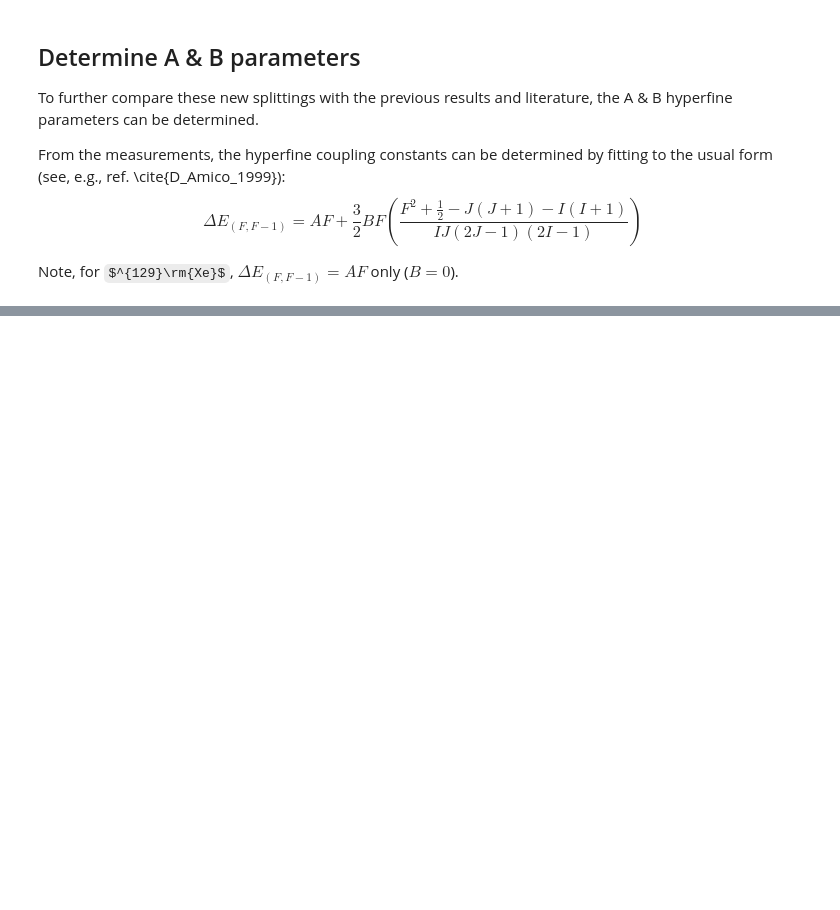
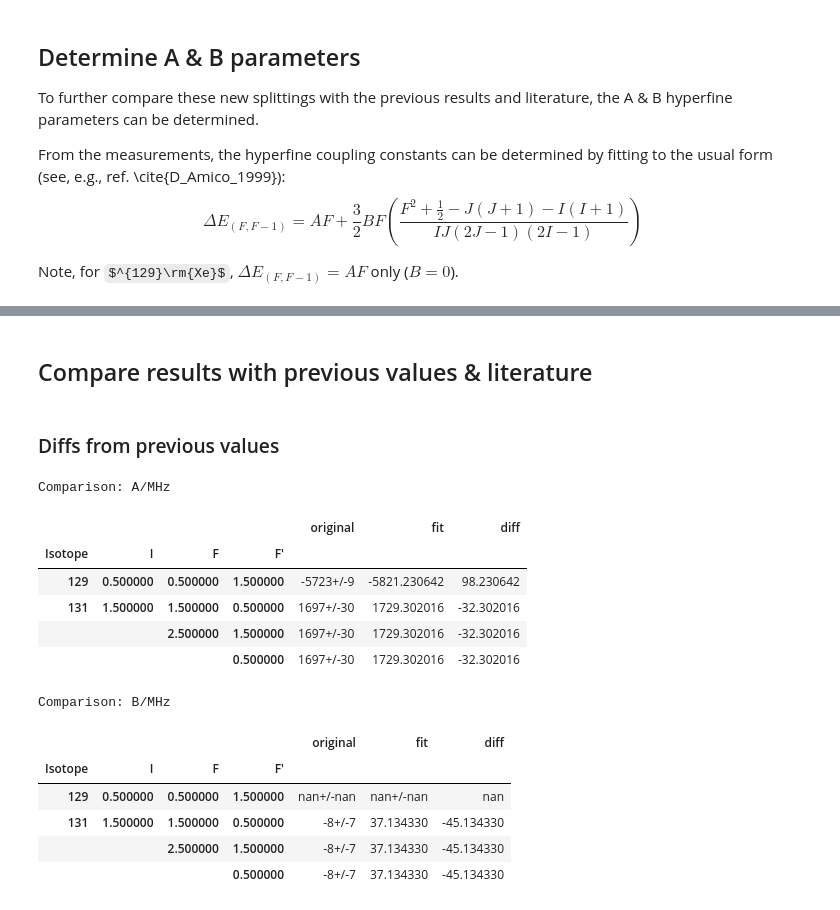
Before and after one commit to phockett/Quantum-Beat_Photoelectron-Imaging_Spectroscopy_of_Xe_in_the_VUV, a Jupyter notebook: notebooks/4_modelling/4.02_hyperfine_beats_basic_fitting_140624.ipynb, the cells around one changed output, grey strips where cells are left out. Saved outputs shown, nothing was run; the diff lists cells and outputs as text; code cells hidden in the pictures; some formulas as TeX source; blank space fills up the shorter version.

```diff
--- a/notebooks/4_modelling/4.02_hyperfine_beats_basic_fitting_140624.ipynb
+++ b/notebooks/4_modelling/4.02_hyperfine_beats_basic_fitting_140624.ipynb
@@ -258,9 +213,0 @@ Note, for $^{129}\rm{Xe}$, $\Delta E_{(F,F-1)}=AF$ only ($B=0$).
-# %%
-# Xe129, dE(F,F-1)=AF
-# xePropsFit[[xePropsFit.xs((129)),'A/MHz']]  #['A/MHz']= 30
-
-cmToMHz = 29979.2458
-dataCol = 'Splitting/cm−1'
-qnDF = xePropsFit.loc[(129)].index.to_frame()  # Convert to DF for easy Q.N./index value retrieval
-xePropsFit.loc[(129), 'A/MHz'] = (xePropsFit.loc[(129), dataCol]/qnDF['F′']).values * cmToMHz
-xePropsFit
@@ -862,0 +229,24 @@ xeProps.to_xarray()
+# %% [markdown]
+## Compare results with previous values & literature
+# %% [markdown]
+### Diffs from previous values
+# %%
+# Check new results vs. reference case...
+# TODO: neater comparison!
+display(compareResults(xeProps, xePropsFit, fitParamsCol="A/MHz").style.set_caption("Comparison: A/MHz"))
+display(compareResults(xeProps, xePropsFit, fitParamsCol="B/MHz").style.set_caption("Comparison: B/MHz"))
+# %% [output]
+Comparison: A/MHz
+|  |  |  |  | original | fit | diff |
+| Isotope | I | F | F′ |  |  |  |
+| 129 | 0.500000 | 0.500000 | 1.500000 | -5723+/-9 | -5821.230642 | 98.230642 |
+| 131 | 1.500000 | 1.500000 | 0.500000 | 1697+/-30 | 1729.302016 | -32.302016 |
+|  |  | 2.500000 | 1.500000 | 1697+/-30 | 1729.302016 | -32.302016 |
+|  |  |  | 0.500000 | 1697+/-30 | 1729.302016 | -32.302016 |
+Comparison: B/MHz
+|  |  |  |  | original | fit | diff |
+| Isotope | I | F | F′ |  |  |  |
+| 129 | 0.500000 | 0.500000 | 1.500000 | nan+/-nan | nan+/-nan | nan |
+| 131 | 1.500000 | 1.500000 | 0.500000 | -8+/-7 | 37.134330 | -45.134330 |
+|  |  | 2.500000 | 1.500000 | -8+/-7 | 37.134330 | -45.134330 |
+|  |  |  | 0.500000 | -8+/-7 | 37.134330 | -45.134330 |
```
Also changed, not shown: parts of 96 cells of this notebook, 3 other files.
